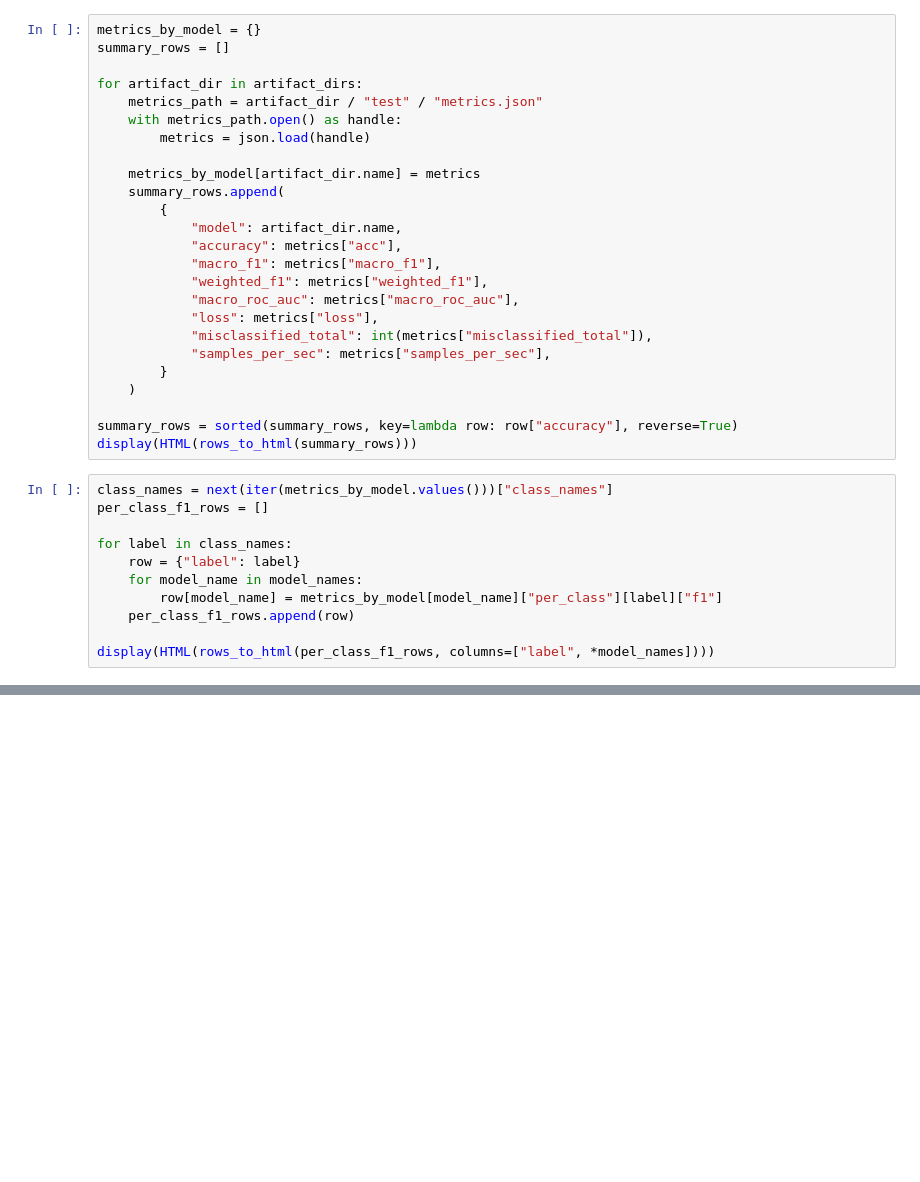
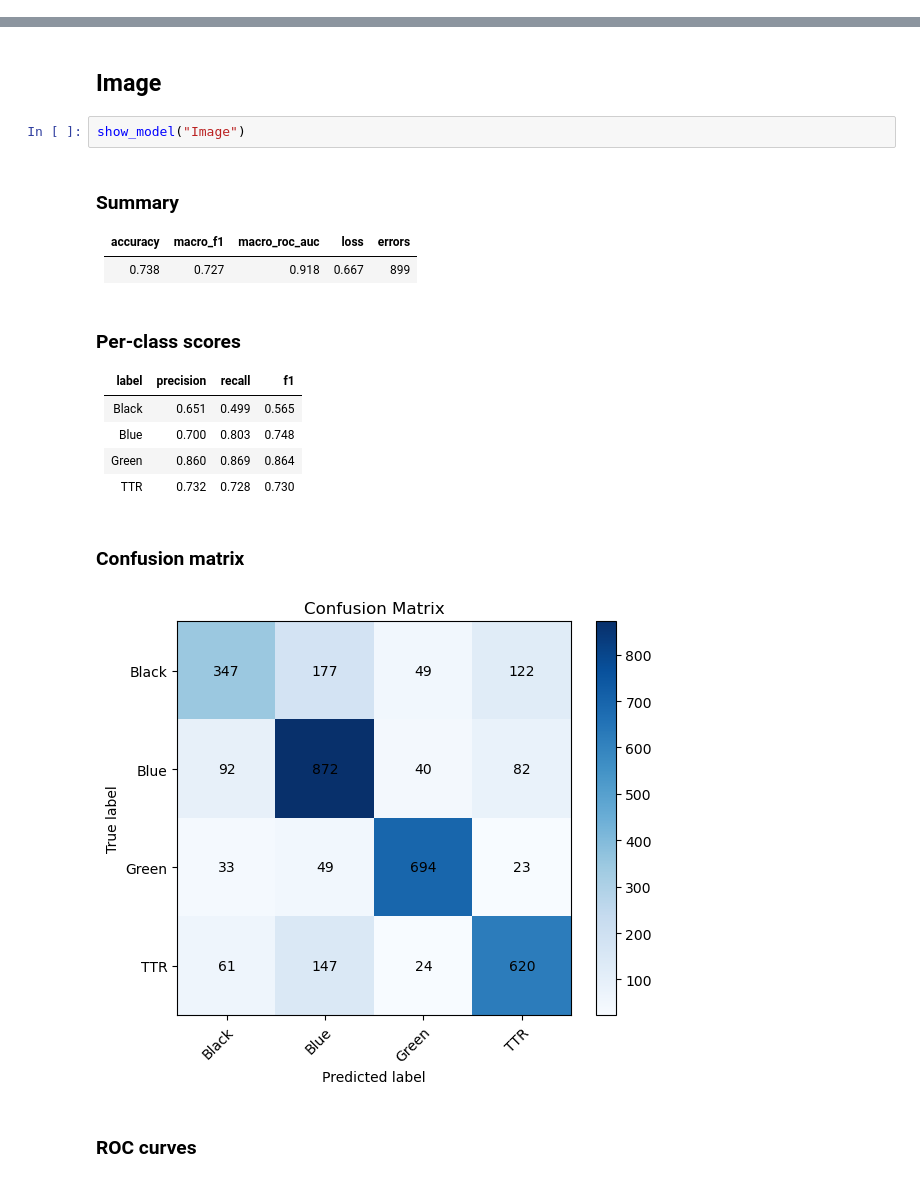
Before and after one commit to danCoder93/ENSF617-GarbageClassifier, a Jupyter notebook: artifact_results.ipynb, the cells around one changed output, grey strips where cells are left out. Drawn from its saved outputs; the diff is of its cells as text; blank space fills up the shorter version.

```diff
--- a/artifact_results.ipynb
+++ b/artifact_results.ipynb
@@ -75,36 +4,0 @@ Error:
-# %%
-metrics_by_model = {}
-summary_rows = []
-
-for artifact_dir in artifact_dirs:
-    metrics_path = artifact_dir / "test" / "metrics.json"
-    with metrics_path.open() as handle:
-        metrics = json.load(handle)
-
-    metrics_by_model[artifact_dir.name] = metrics
-    summary_rows.append(
-        {
-            "model": artifact_dir.name,
-            "accuracy": metrics["acc"],
-            "macro_f1": metrics["macro_f1"],
-            "weighted_f1": metrics["weighted_f1"],
-            "macro_roc_auc": metrics["macro_roc_auc"],
-            "loss": metrics["loss"],
-            "misclassified_total": int(metrics["misclassified_total"]),
-            "samples_per_sec": metrics["samples_per_sec"],
-        }
-    )
-
-summary_rows = sorted(summary_rows, key=lambda row: row["accuracy"], reverse=True)
-display(HTML(rows_to_html(summary_rows)))
-# %%
-class_names = next(iter(metrics_by_model.values()))["class_names"]
-per_class_f1_rows = []
-
-for label in class_names:
-    row = {"label": label}
-    for model_name in model_names:
-        row[model_name] = metrics_by_model[model_name]["per_class"][label]["f1"]
-    per_class_f1_rows.append(row)
-
-display(HTML(rows_to_html(per_class_f1_rows, columns=["label", *model_names])))
@@ -167,0 +131,21 @@ display(
+# %% [markdown]
+## Image
+# %%
+show_model("Image")
+# %% [output]
+### Summary
+
+| accuracy | macro_f1 | macro_roc_auc | loss | errors |
+| --- | --- | --- | --- | --- |
+| 0.738 | 0.727 | 0.918 | 0.667 | 899 |
+### Per-class scores
+
+| label | precision | recall | f1 |
+| --- | --- | --- | --- |
+| Black | 0.651 | 0.499 | 0.565 |
+| Blue | 0.700 | 0.803 | 0.748 |
+| Green | 0.860 | 0.869 | 0.864 |
+| TTR | 0.732 | 0.728 | 0.730 |
+### Confusion matrix
+[figure, added]
+### ROC curves
```
Also changed, not shown: parts of 12 cells of this notebook.
